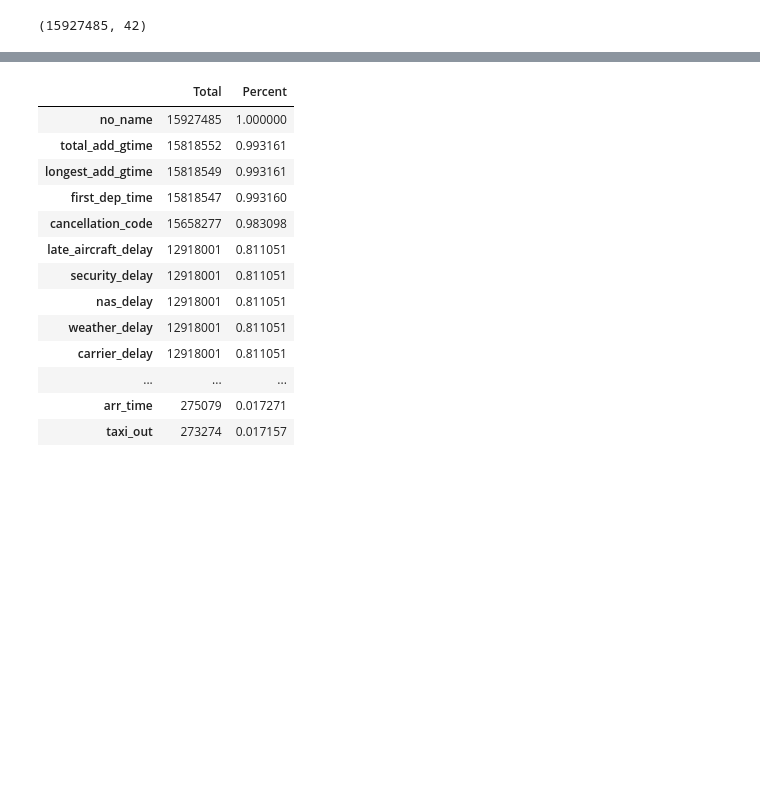
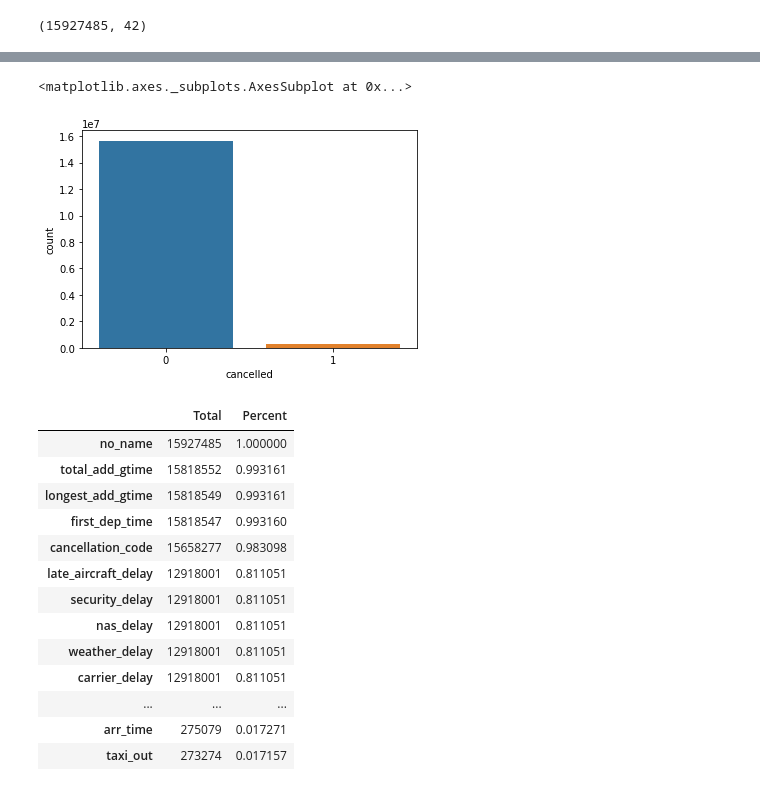
Before and after one commit to davidlinrin/lhl_midterm, a Jupyter notebook: python_code/Task_3.ipynb, the cells around one changed output, grey strips where cells are left out. Cells and saved outputs as stored; diff of their text form; code cells hidden in the pictures; blank space fills up the shorter version.

```diff
--- a/python_code/Task_3.ipynb
+++ b/python_code/Task_3.ipynb
@@ -81,3 +172,8 @@ Index(['fl_date', 'mkt_unique_carrier', 'branded_code_share', 'mkt_carrier',
+# %%
+sns.countplot(df_flights['cancelled'])
+# %% [output]
+<matplotlib.axes._subplots.AxesSubplot at 0x...>
+[figure, added]
 # %%
 # #### MISSING DATA ####
 # df_flights.isna().sum()
```
Also changed, not shown: parts of 71 cells of this notebook, 5 other files.
